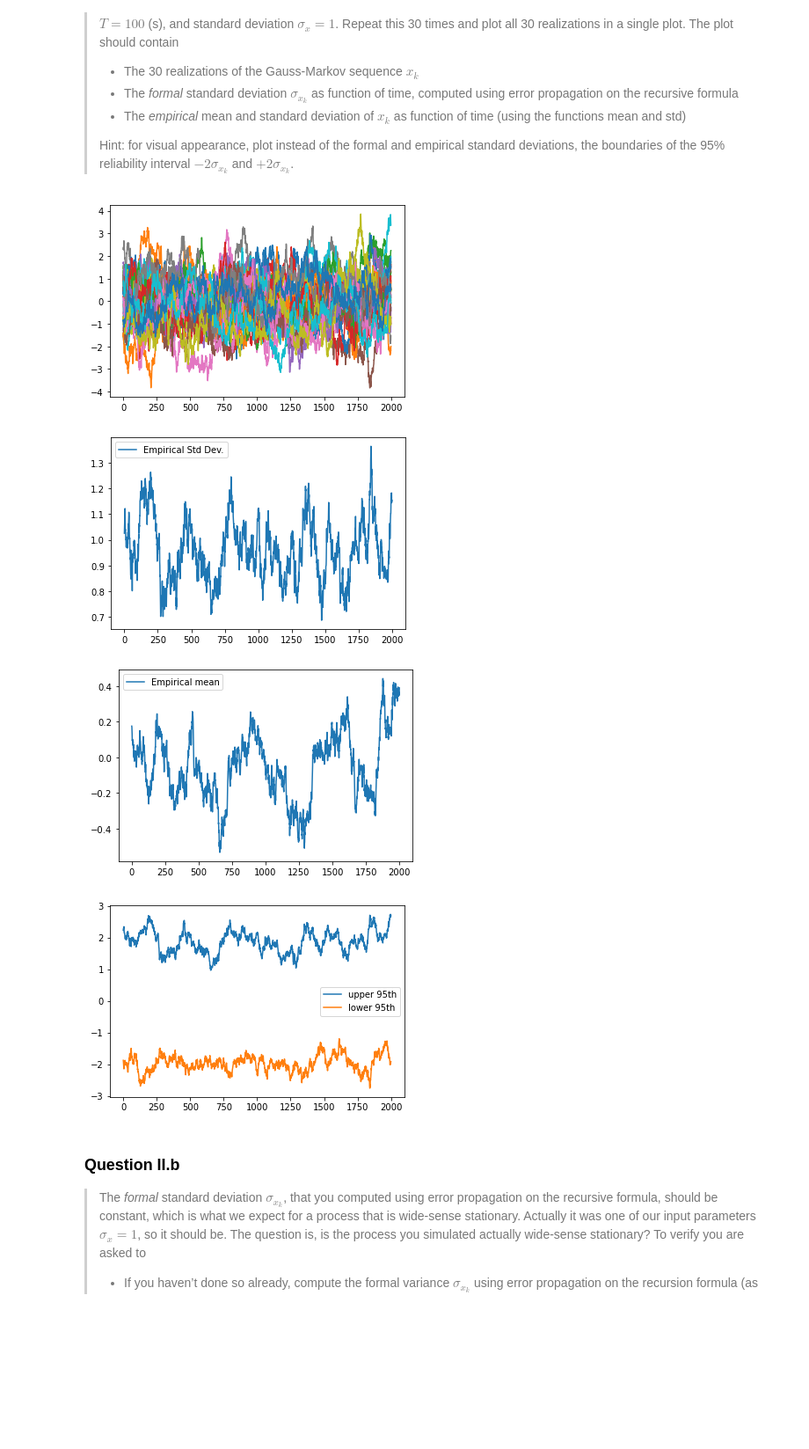
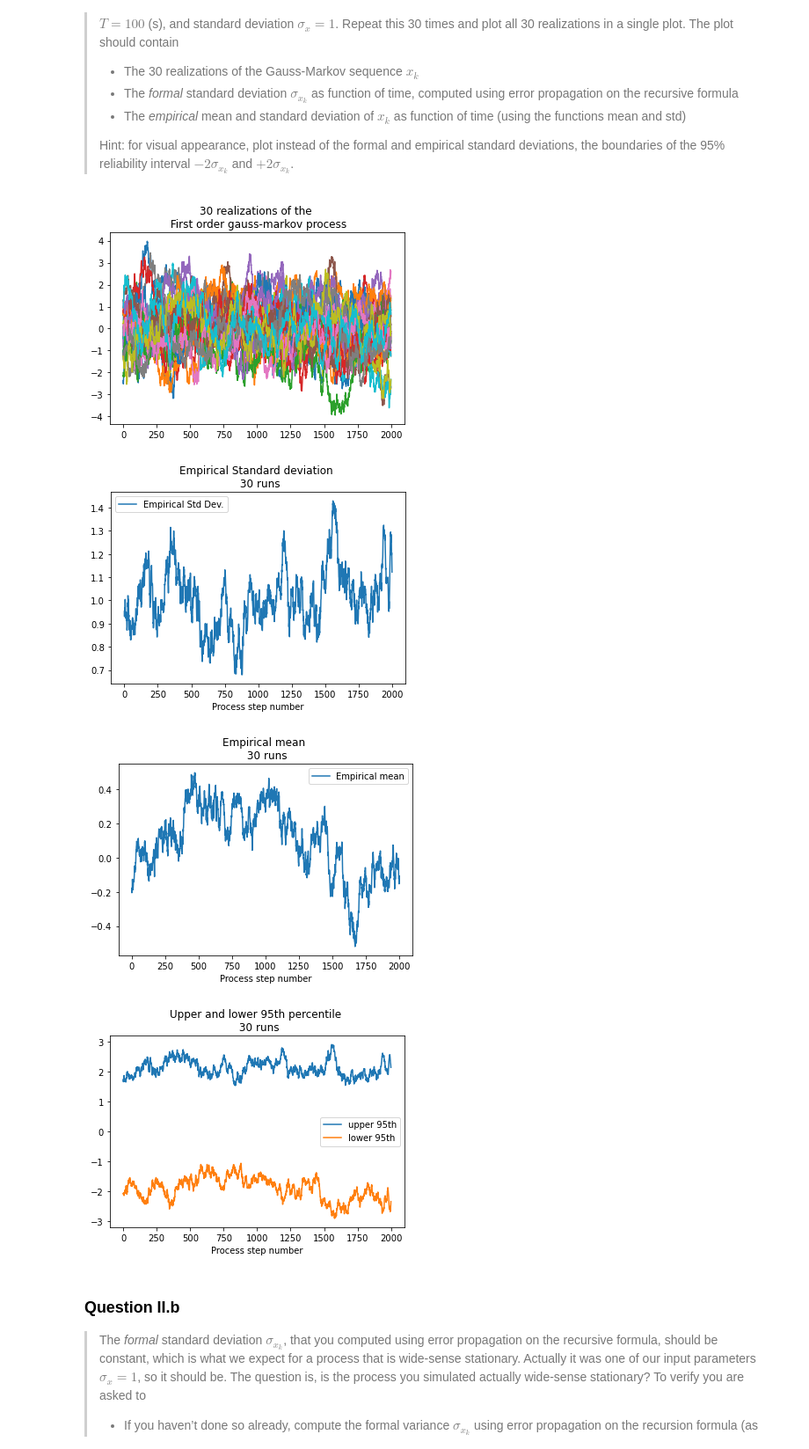
Before and after one commit to mlinds/sim_vis, a Jupyter notebook: assignment1/A1.ipynb, the cells around one changed output. Shown at 88% size. Cells and saved outputs as stored; diff of their text form; code cells hidden in the pictures; blank space fills up the shorter version.

```diff
--- a/assignment1/A1.ipynb
+++ b/assignment1/A1.ipynb
@@ -192,7 +207,26 @@ one_b_multiple_walks(n_walks=20,power_spec_density=1,delta_t=1,nsamples=2000)
 > Hint: for visual appearance, plot instead of the formal and empirical standard deviations, the boundaries of the 95\% reliability interval $-2 \sigma_{x_k}$ and $+2 \sigma_{x_k}$.
 # %%
 def plot_mean_std_dev(inputarray: np.ndarray):
-    """ Function that takes an ndarray and calculates the standard deviation and mean across the columns. """
+    """
+    Function that takes an ndarray and calculates the standard deviation and mean across the columns.
+    Plots all the realizations and the mean, standard, deviation, and 95th percentile bounds
+
+    Parameters:
+    inputarray(np.ndarray): the input array of multiple realizations of a FOGMP process
+
+    Returns:
+    None, plots output to console
+    """
+    # first plot all the realizations.
+    #
+    plt.plot(
+        inputarray.transpose()  # the array must be transposed to match pyplot default syntax
+    )
+    plt.title(
+        f'{inputarray.shape[0]} realizations of the \n First order gauss-markov process')
+    plt.show() # ensure the result prints to the notebook output
+
+
     # find the mean and standard deviation
     # need to use axis = 0 to avoid flattening the array
     emp_sd = inputarray.std(axis=0)
@@ -205,19 +239,25 @@ def plot_mean_std_dev(inputarray: np.ndarray):
     # clear the figure, make a new plot, add a legend, and show it
     plt.clf()
     plt.plot(emp_sd, label='Empirical Std Dev.')
+    plt.title(f'Empirical Standard deviation \n {inputarray.shape[0]} runs')
+    plt.xlabel('Process step number')
     plt.legend()
     plt.show()
 
     # clear the figure, make a new plot, add a legend, and show it
     plt.clf()
     plt.plot(emp_mean, label='Empirical mean')
+    plt.title(f'Empirical mean \n {inputarray.shape[0]} runs')
+    plt.xlabel('Process step number')
     plt.legend()
     plt.show()
 
     # clear the figure, plot the upper and lower, add the legend, and show it
     plt.clf()
+    plt.title(f'Upper and lower 95th percentile \n {inputarray.shape[0]} runs')
     plt.plot(upper_95, label='upper 95th')
     plt.plot(lower_95, label='lower 95th')
+    plt.xlabel('Process step number')
     plt.legend()
     plt.show()
 
@@ -225,8 +265,19 @@ def plot_mean_std_dev(inputarray: np.ndarray):
     return None
 
 
-def fogmp(delta_t=1, nsamples=2000, T=100, std_dev=1):
-    """Calculate the first order gauss-markov process series, plot each one, and return the final series"""
+def fogmp(delta_t: float = 1, nsamples: int = 2000, T: float = 100, std_dev: float = 1) -> np.ndarray:
+    """
+    Calculate the first order gauss-markov process series, plot each one, and return the final series
+
+    Parameters:
+    delta_t (float): the sample interval in seconds
+    nsamples (int): the number of
+    T (float): the correlation period
+    std_dev (float): the standard deviation of the underlying process
+
+    Returns:
+    np.ndarray of the single process
+    """
     # create an empty array
     x = np.zeros(nsamples)
 
@@ -242,48 +293,53 @@ def fogmp(delta_t=1, nsamples=2000, T=100, std_dev=1):
 
     # initialize array
     x[0] = rng.normal(loc=0, scale=np.sqrt(q/(2*β)), size=1)
 
     # loop over the array to calculate the series
     for k in range(1, nsamples):
         x[k] = np.exp(-β*delta_t)*x[k-1] + wk[k]
 
     # plot the results to the output console
-    plt.plot(x)
+    # plt.plot(x)
     # return the series
     return x
 
 
 fogmp()
 
 
-def run_multiple_fogmp(nruns: int, delta_t=1, nsamples=2000, T=100, std_dev=1):
+def run_multiple_fogmp(nruns: int, delta_t: float = 1, nsamples: int = 2000, T: float = 100, std_dev: float = 1) -> np.ndarray:
     """
     Run the process multiple times. Default parameters are based on the values in the assignment.
-    Returns: None and outputs the resulting plots to the console.
+
+    Parameters:
+    nruns: how many times to run the process
+    delta_t (float): the sample interval in seconds
+    nsamples (int): the number of
+    T (float): the correlation period
+    std_dev (float): the standard deviation of the underlying process
+
+    Returns:
+    ndarray of the resulting realizations
     """
     # create an empty array to hold the each run of the first order gauss markov process.
     x_array = np.zeros((nruns, nsamples))
 
     # run the fogmp() process nruns times
     for run in range(nruns):
         x_array[run, :] = fogmp(delta_t, nsamples, T, std_dev)
 
-    # every time fogmp is called, it adds to the plot in memory
-    # once the loop is completed we show the plot in memory and
-    # then clear the plot
-    plt.show()
-    plt.clf()
-
     # show the changing in mean and standard deviation over time
-    plot_mean_std_dev(x_array)
+    return x_array
 
 
-run_multiple_fogmp(30)
+plot_mean_std_dev(
+    run_multiple_fogmp(30)
+)
 # %% [output]
-[figure, old version]
+[figure, new version]
-[figure, old version]
+[figure, new version]
-[figure, old version]
+[figure, new version]
-[figure, old version]
+[figure, new version]
 # %% [markdown]
 ### Question II.b
 
```
Also changed, not shown: parts of 11 cells of this notebook.
